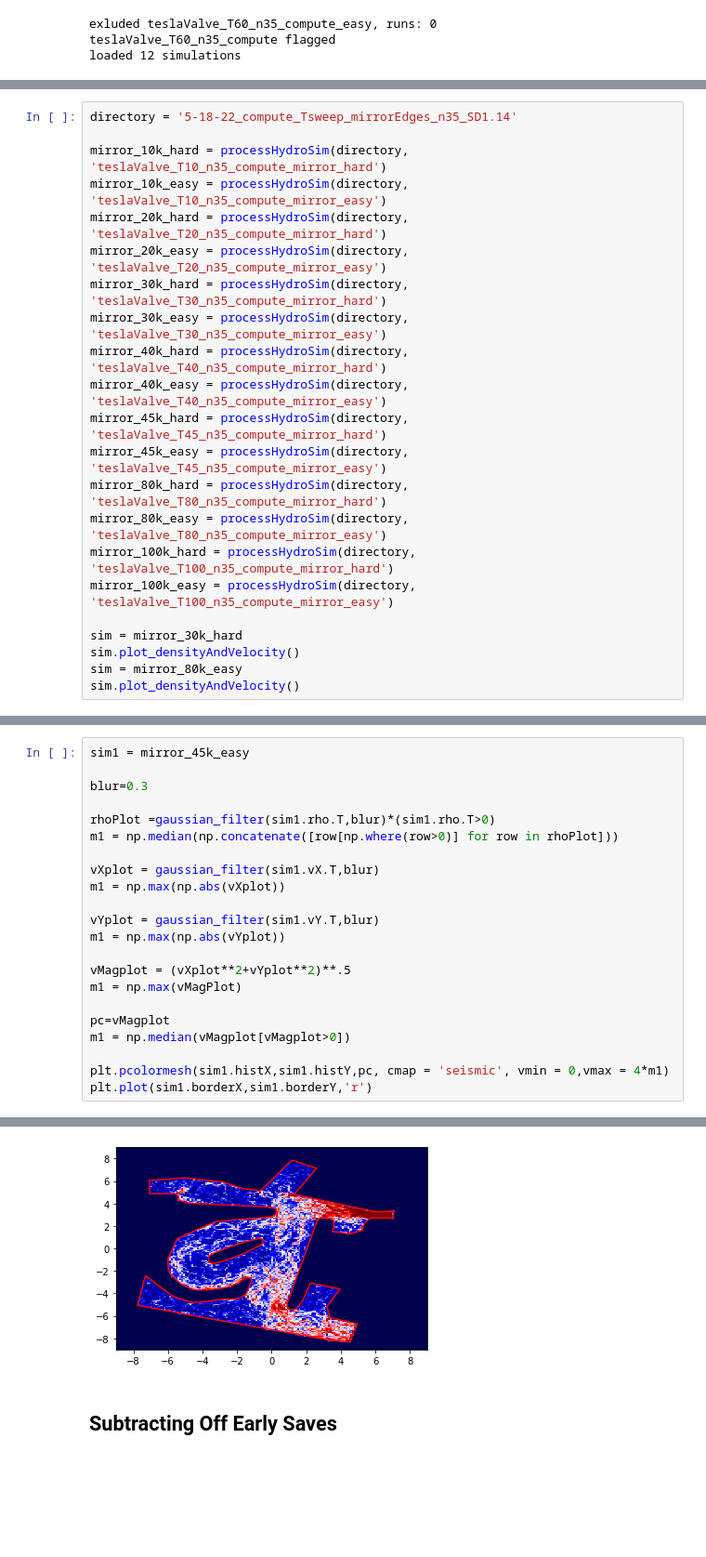
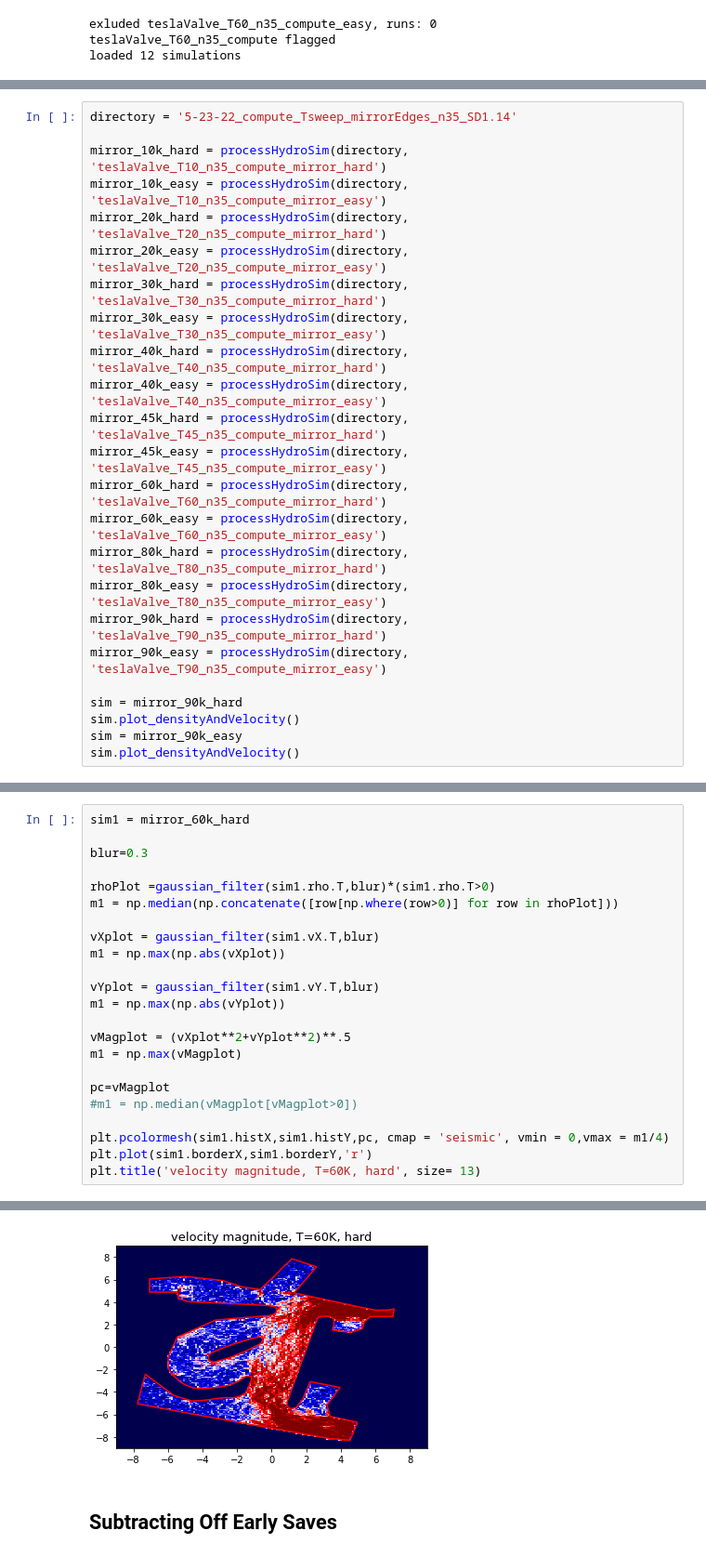
Before and after one commit to hanhiller/HydroBillards, a Jupyter notebook: teslaValve_simulation/teslaValve_analysis.ipynb, the cells around one changed output, grey strips where cells are left out. Shown at 93% size. Saved outputs shown, nothing was run; the diff lists cells and outputs as text; blank space fills up the shorter version.

```diff
--- a/teslaValve_simulation/teslaValve_analysis.ipynb
+++ b/teslaValve_simulation/teslaValve_analysis.ipynb
@@ -971,5 +1051,5 @@ Text(0, 0.5, 'diodicity')
 # %%
-directory = '5-18-22_compute_Tsweep_mirrorEdges_n35_SD1.14'
+directory = '5-23-22_compute_Tsweep_mirrorEdges_n35_SD1.14'
 
 mirror_10k_hard = processHydroSim(directory, 'teslaValve_T10_n35_compute_mirror_hard')
 mirror_10k_easy = processHydroSim(directory, 'teslaValve_T10_n35_compute_mirror_easy')
@@ -981,13 +1061,15 @@ mirror_40k_hard = processHydroSim(directory, 'teslaValve_T40_n35_compute_mirror_
 mirror_40k_easy = processHydroSim(directory, 'teslaValve_T40_n35_compute_mirror_easy')
 mirror_45k_hard = processHydroSim(directory, 'teslaValve_T45_n35_compute_mirror_hard')
 mirror_45k_easy = processHydroSim(directory, 'teslaValve_T45_n35_compute_mirror_easy')
+mirror_60k_hard = processHydroSim(directory, 'teslaValve_T60_n35_compute_mirror_hard')
+mirror_60k_easy = processHydroSim(directory, 'teslaValve_T60_n35_compute_mirror_easy')
 mirror_80k_hard = processHydroSim(directory, 'teslaValve_T80_n35_compute_mirror_hard')
 mirror_80k_easy = processHydroSim(directory, 'teslaValve_T80_n35_compute_mirror_easy')
-mirror_100k_hard = processHydroSim(directory, 'teslaValve_T100_n35_compute_mirror_hard')
-mirror_100k_easy = processHydroSim(directory, 'teslaValve_T100_n35_compute_mirror_easy')
+mirror_90k_hard = processHydroSim(directory, 'teslaValve_T90_n35_compute_mirror_hard')
+mirror_90k_easy = processHydroSim(directory, 'teslaValve_T90_n35_compute_mirror_easy')
 
-sim = mirror_30k_hard
+sim = mirror_90k_hard
 sim.plot_densityAndVelocity()
-sim = mirror_80k_easy
+sim = mirror_90k_easy
 sim.plot_densityAndVelocity()
 # %% [output]
@@ -995,6 +1077,6 @@ sim.plot_densityAndVelocity()
 [figure]
 # %%
-sim1 = mirror_45k_easy
+sim1 = mirror_60k_hard
 
 blur=0.3
 
@@ -1008,11 +1090,12 @@ vYplot = gaussian_filter(sim1.vY.T,blur)
 m1 = np.max(np.abs(vYplot))
 
 vMagplot = (vXplot**2+vYplot**2)**.5
-m1 = np.max(vMagPlot)
+m1 = np.max(vMagplot)
 
 pc=vMagplot
-m1 = np.median(vMagplot[vMagplot>0])
+#m1 = np.median(vMagplot[vMagplot>0])
 
-plt.pcolormesh(sim1.histX,sim1.histY,pc, cmap = 'seismic', vmin = 0,vmax = 4*m1)
+plt.pcolormesh(sim1.histX,sim1.histY,pc, cmap = 'seismic', vmin = 0,vmax = m1/4)
 plt.plot(sim1.borderX,sim1.borderY,'r')
+plt.title('velocity magnitude, T=60K, hard', size= 13)
 # %% [output]
@@ -1020,4 +1103,4 @@ plt.plot(sim1.borderX,sim1.borderY,'r')
-[figure, old version]
+[figure, new version]
 # %% [markdown]
 ## Subtracting Off Early Saves
 # %%
```
Also changed, not shown: parts of 22 cells of this notebook, 18 other files.
